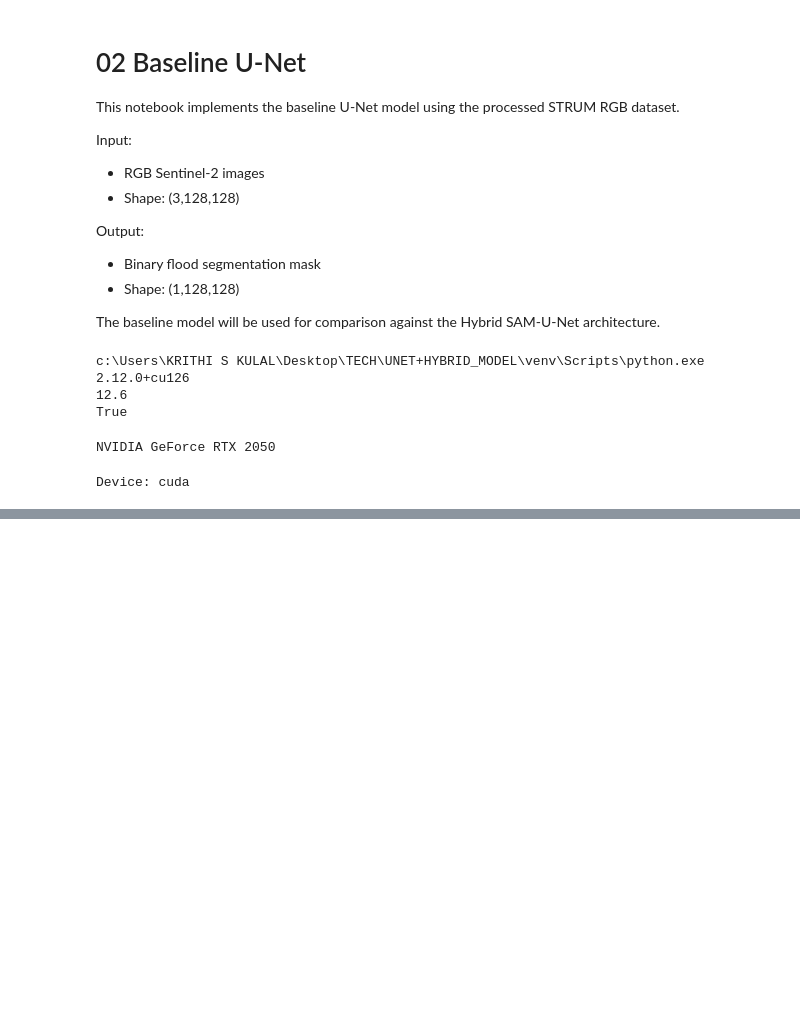
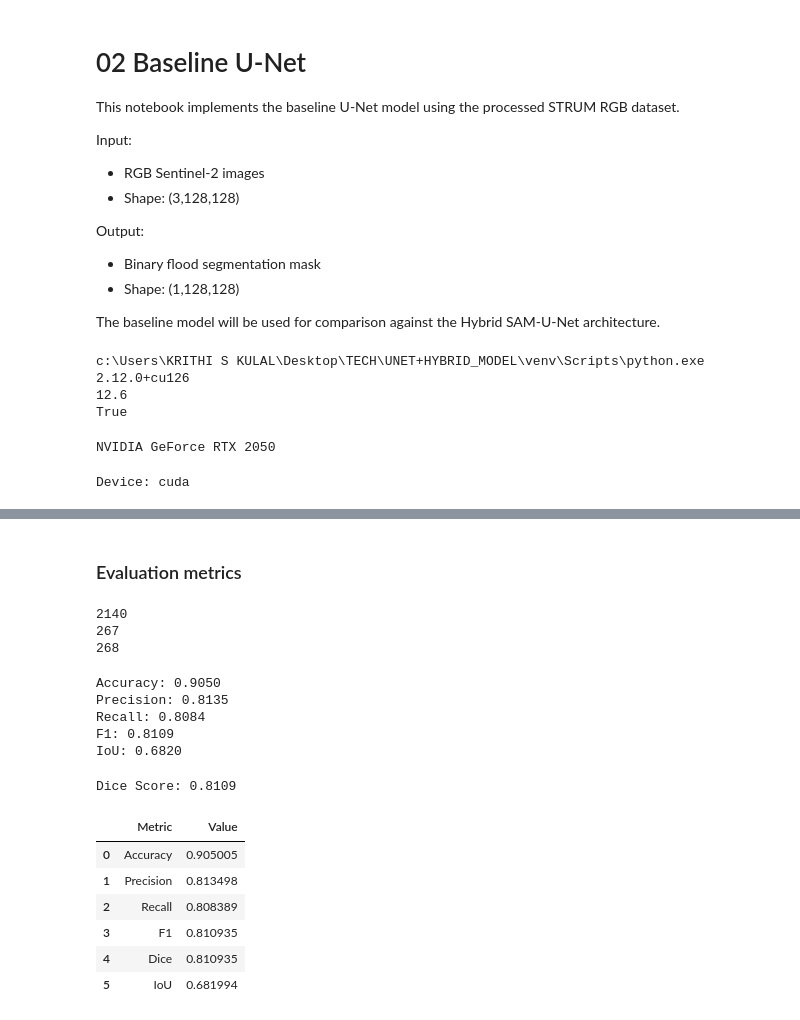
Before and after one commit to krixforge/FusionSAM-Flood-Mapping, a Jupyter notebook: notebooks/02_baseline_unet.ipynb, the cells around one changed output, grey strips where cells are left out. Cells and saved outputs as stored; diff of their text form; code cells hidden in the pictures; blank space fills up the shorter version.

```diff
--- a/notebooks/02_baseline_unet.ipynb
+++ b/notebooks/02_baseline_unet.ipynb
@@ -510,0 +998,2 @@ print(total_params)
+# %% [markdown]
+### Evaluation metrics
@@ -510,0 +1089,72 @@ print(total_params)
+# %%
+print(len(train_dataset))
+print(len(val_dataset))
+print(len(test_dataset))
+# %% [output]
+2140
+267
+268
+# %%
+results = evaluate_model(
+    model,
+    test_loader,
+    DEVICE
+)
+
+for metric, value in results.items():
+
+    print(
+        f"{metric}: {value:.4f}"
+    )
+# %% [output]
+Accuracy: 0.9050
+Precision: 0.8135
+Recall: 0.8084
+F1: 0.8109
+IoU: 0.6820
+# %%
+dice = (
+    2 * results["Precision"] * results["Recall"]
+) / (
+    results["Precision"]
+    + results["Recall"]
+    + 1e-8
+)
+
+print(
+    f"Dice Score: {dice:.4f}"
+)
+# %% [output]
+Dice Score: 0.8109
+# %%
+import pandas as pd
+metrics_df = pd.DataFrame(
+    {
+        "Metric": [
+            "Accuracy",
+            "Precision",
+            "Recall",
+            "F1",
+            "Dice",
+            "IoU"
+        ],
+        "Value": [
+            results["Accuracy"],
+            results["Precision"],
+            results["Recall"],
+            results["F1"],
+            dice,
+            results["IoU"]
+        ]
+    }
+)
+
+metrics_df
+# %% [output]
+|  | Metric | Value |
+| 0 | Accuracy | 0.905005 |
+| 1 | Precision | 0.813498 |
+| 2 | Recall | 0.808389 |
+| 3 | F1 | 0.810935 |
+| 4 | Dice | 0.810935 |
+| 5 | IoU | 0.681994 |
```
Also changed, not shown: parts of 50 cells of this notebook.
